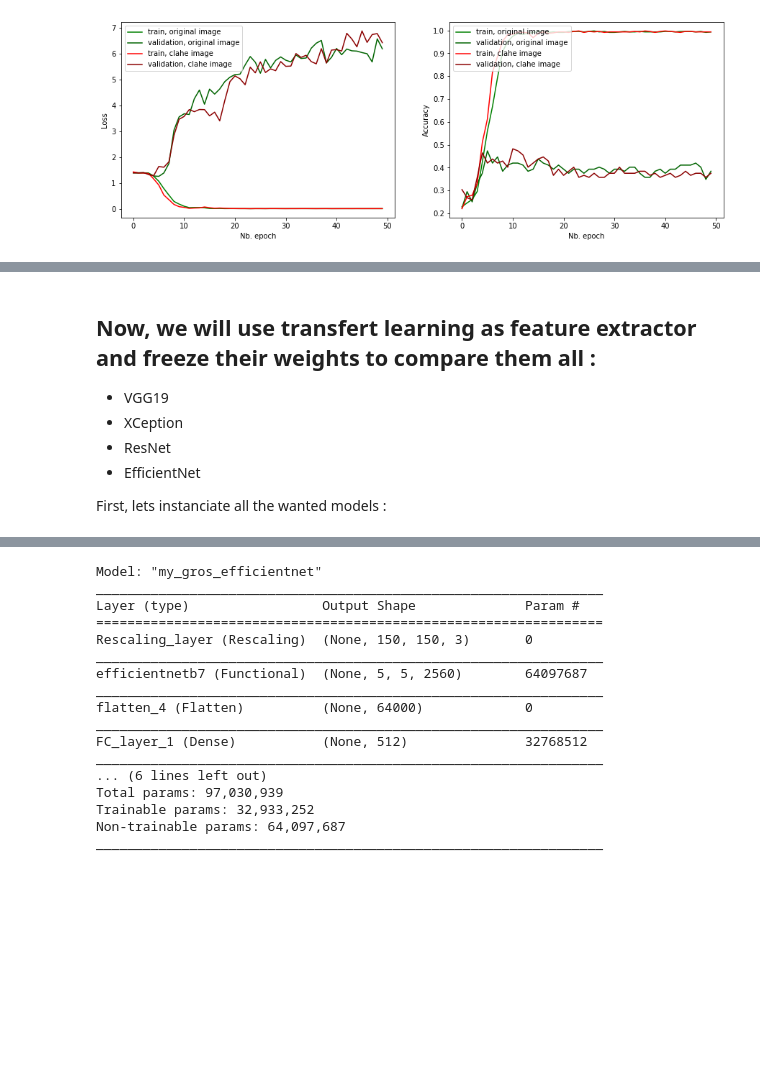
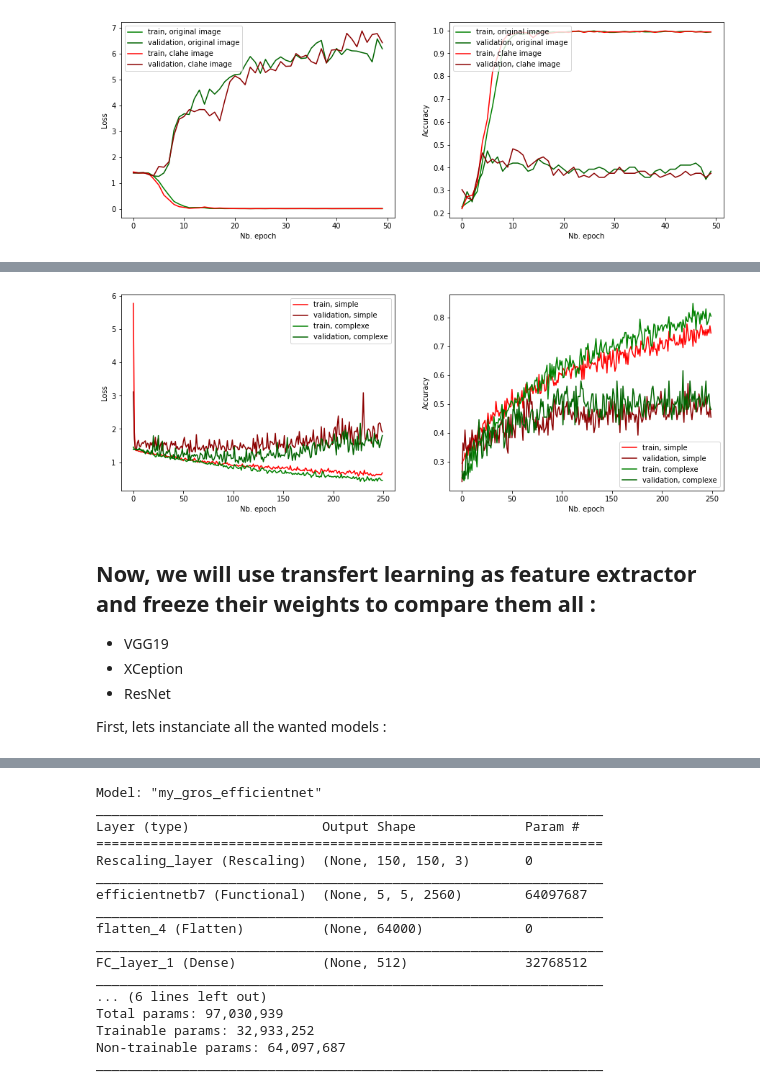
Before and after one commit to Jeremynadal33/classify_stanford_dogs, a Jupyter notebook: baseline.ipynb, the cells around one changed output, grey strips where cells are left out. Drawn from its saved outputs; the diff is of its cells as text; code cells hidden in the pictures; blank space fills up the shorter version.

Commit message:
Added two different models training

```diff
--- a/baseline.ipynb
+++ b/baseline.ipynb
@@ -759,6 +735,6 @@ def create_cnn(input_shape, output_length,
       if dropout :
         model.add(tf.keras.layers.Droupout(dropout, name = 'Dropout_'+str(FC+1)))
 
-  model.add(tf.keras.layers.Dense(output_length, activation = 'softmax'))
+  model.add(tf.keras.layers.Dense(output_length, activation = 'softmax',name='Output_layer'))
 
   return model
@@ -1095,0 +1109,8 @@ plt.show()
+# %%
+history_simple = simple_model.fit_generator(generator=train_generator_CLAHE,
+                                  steps_per_epoch=STEP_SIZE_TRAIN,
+                        validation_data=validation_generator_CLAHE,
+                        validation_steps=STEP_SIZE_VALID,
+                        epochs=250,
+                        #callbacks=get_callbacks()
+                        )
@@ -1095,0 +1135,8 @@ plt.show()
+# %%
+history_complexe = complexe_model.fit_generator(generator=train_generator_CLAHE,
+                                  steps_per_epoch=STEP_SIZE_TRAIN,
+                        validation_data=validation_generator_CLAHE,
+                        validation_steps=STEP_SIZE_VALID,
+                        epochs=250,
+                        #callbacks=get_callbacks()
+                        )
@@ -1096,9 +1162,46 @@ plt.show()
+# %%
+#Light color for train and dark for validation
+#Green for augmentation and red for no augmentation
+
+fig, axes = plt.subplots(1, 2, figsize=(15,5), sharex=False)
+
+
+axes[0].plot(history_simple.history['loss'], label='train, simple ',color = 'red')
+axes[0].plot(history_simple.history['val_loss'], label='validation, simple',color = 'darkred')
+
+
+axes[0].plot(history_complexe.history['loss'], label='train, complexe',color = 'green')
+axes[0].plot(history_complexe.history['val_loss'], label='validation, complexe',color = 'darkgreen')
+
+
+
+axes[0].set_ylabel('Loss')
+axes[0].set_xlabel('Nb. epoch')
+#axes[0].title('Loss for 4 species of dogs without data augmentation')
+axes[0].legend(loc='upper right')
+
+axes[1].plot(history_simple.history['accuracy'], label='train, simple ',color = 'red')
+axes[1].plot(history_simple.history['val_accuracy'], label='validation, simple',color = 'darkred')
+
+
+axes[1].plot(history_complexe.history['accuracy'], label='train, complexe',color = 'green')
+axes[1].plot(history_complexe.history['val_accuracy'], label='validation, complexe',color = 'darkgreen')
+
+
+axes[1].set_ylabel('Accuracy')
+axes[1].set_xlabel('Nb. epoch')
+#axes[1].title('Accuracy for 4 species of dogs without data augmentation')
+axes[1].legend(loc='lower right')
+
+plt.savefig(root_dir+'pngs/simple_complexe_models_2.png')
+plt.show()
+# %% [output]
+[figure, added]
 # %% [markdown]
 ## Now, we will use transfert learning as feature extractor and freeze their weights to compare them all :
 * VGG19
 * XCeption
 * ResNet
-* EfficientNet
 
 
 First, lets instanciate all the wanted models :
```
Also changed, not shown: parts of 12 cells of this notebook.
